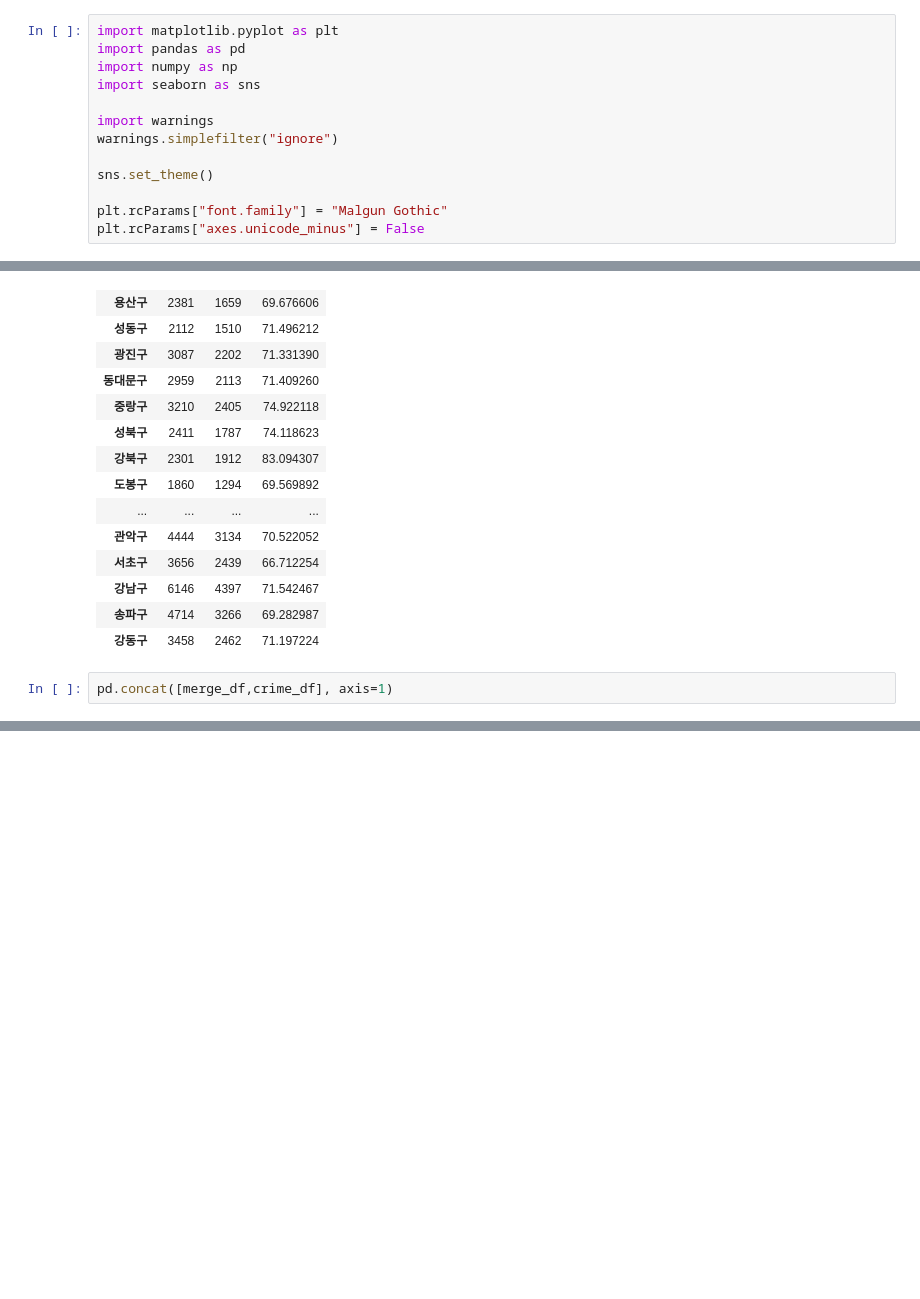
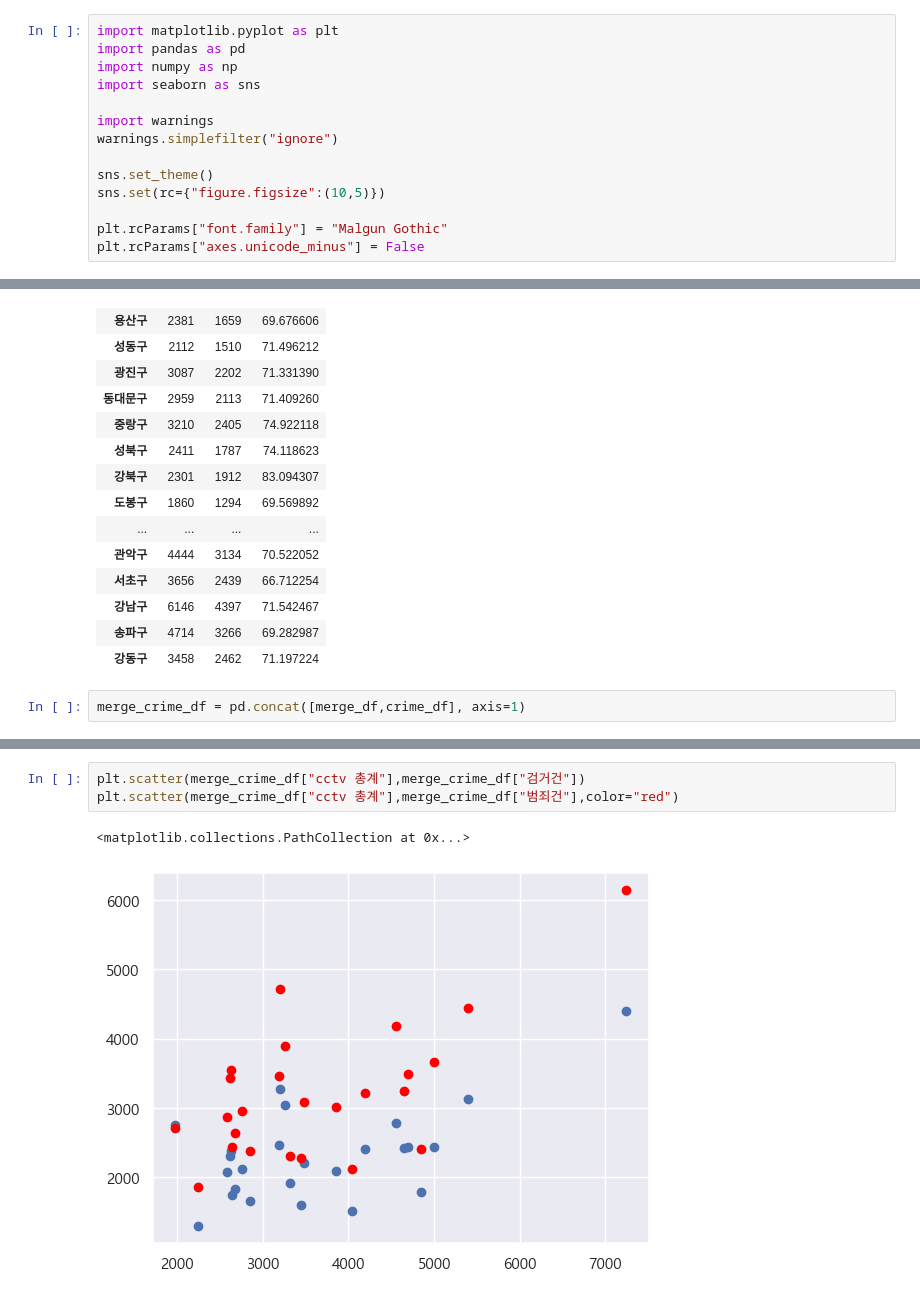
Before and after one commit to JaeBuhmJo/pythonsource, a Jupyter notebook: project/서울시범죄.ipynb, the cells around one changed output, grey strips where cells are left out. Drawn from its saved outputs; the diff is of its cells as text; blank space fills up the shorter version.

```diff
--- a/project/서울시범죄.ipynb
+++ b/project/서울시범죄.ipynb
@@ -11,6 +11,7 @@ import warnings
 warnings.simplefilter("ignore")
 
 sns.set_theme()
+sns.set(rc={"figure.figsize":(10,5)})
 
 plt.rcParams["font.family"] = "Malgun Gothic"
 plt.rcParams["axes.unicode_minus"] = False
@@ -343,4 +344,4 @@ crime_df
 | 송파구 | 4714 | 3266 | 69.282987 |
 | 강동구 | 3458 | 2462 | 71.197224 |
 # %%
-pd.concat([merge_df,crime_df], axis=1)
+merge_crime_df = pd.concat([merge_df,crime_df], axis=1)
@@ -365,0 +369,6 @@ pd.concat([merge_df,crime_df], axis=1)
+# %%
+plt.scatter(merge_crime_df["cctv 총계"],merge_crime_df["검거건"])
+plt.scatter(merge_crime_df["cctv 총계"],merge_crime_df["범죄건"],color="red")
+# %% [output]
+<matplotlib.collections.PathCollection at 0x...>
+[figure, added]
```
Also changed, not shown: parts of 3 cells of this notebook, 9 other files.
